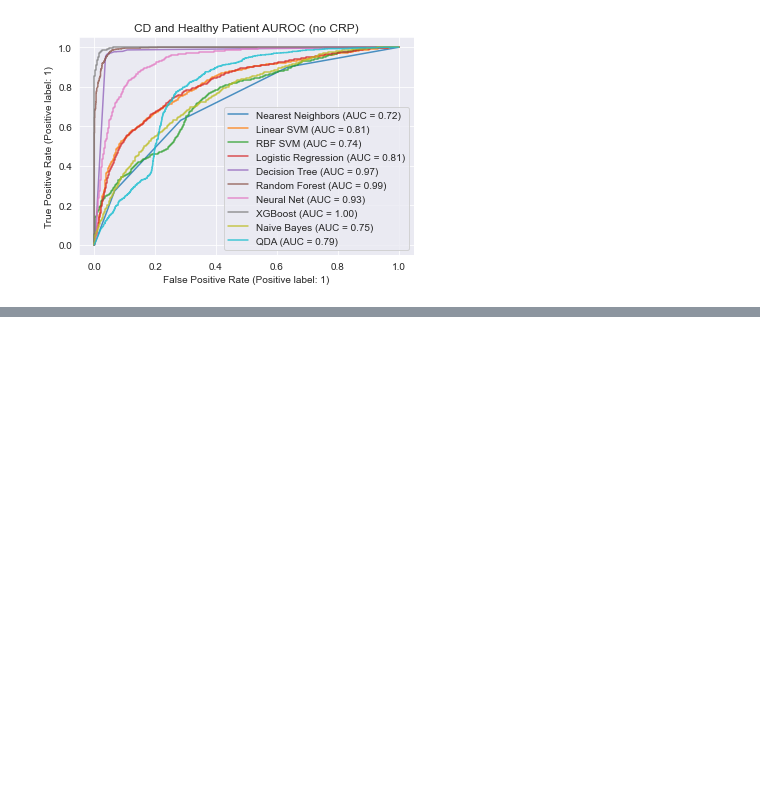
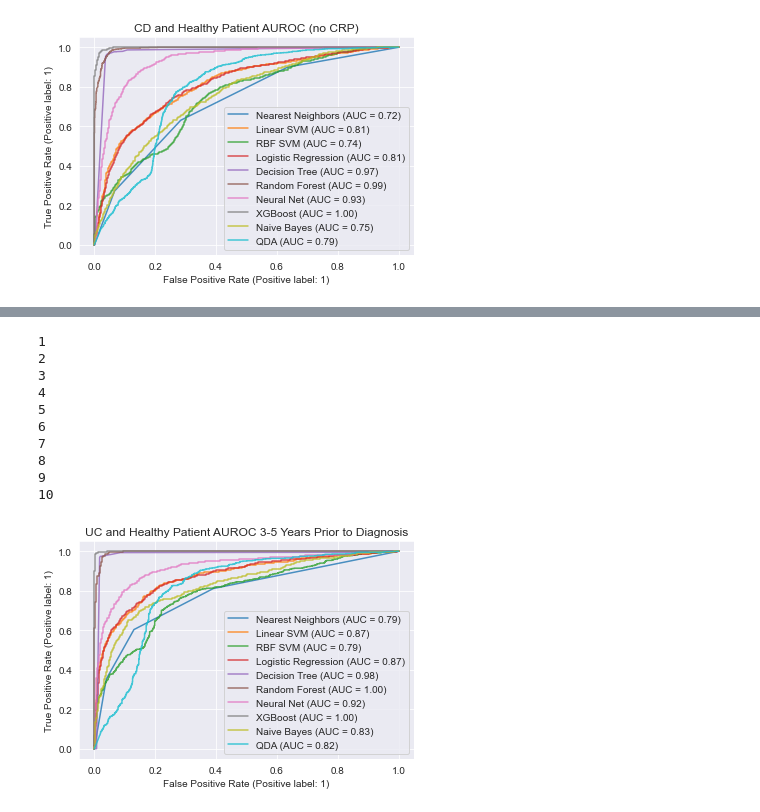
Before and after one commit to emmachancellor/ibd_longitudinal_ml, a Jupyter notebook: ml_models_ibd.ipynb, the cells around one changed output, grey strips where cells are left out. Cells and saved outputs as stored; diff of their text form; code cells hidden in the pictures; blank space fills up the shorter version.

```diff
--- a/ml_models_ibd.ipynb
+++ b/ml_models_ibd.ipynb
@@ -677,0 +728,19 @@ test_models(df, plot_title, fig_name_path)
+# %%
+# UC vs. Healthy (with CRP)
+df = uc_vs_healthy.drop(remove_years, axis=1)
+fig_name_path = '/Users/emmadyer/Desktop/ibd_long_project/figures/model_figs/uc_healthy_models_y35.png'
+plot_title = 'UC and Healthy Patient AUROC 3-5 Years Prior to Diagnosis'
+
+test_models(uc_vs_healthy, plot_title, fig_name_path)
+# %% [output]
+1
+2
+3
+4
+5
+6
+7
+8
+9
+10
+[figure, added]
```
Also changed, not shown: parts of 9 cells of this notebook.
